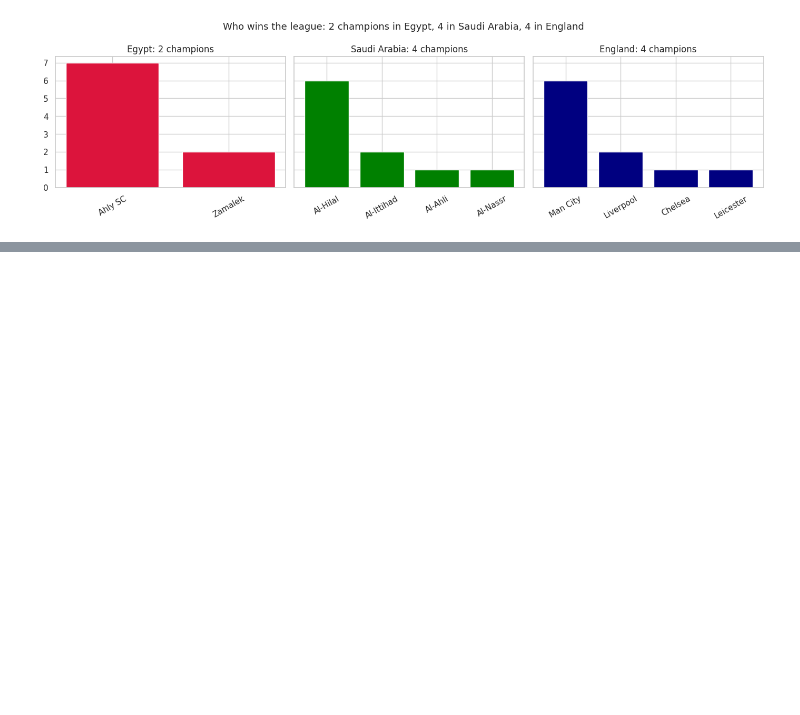
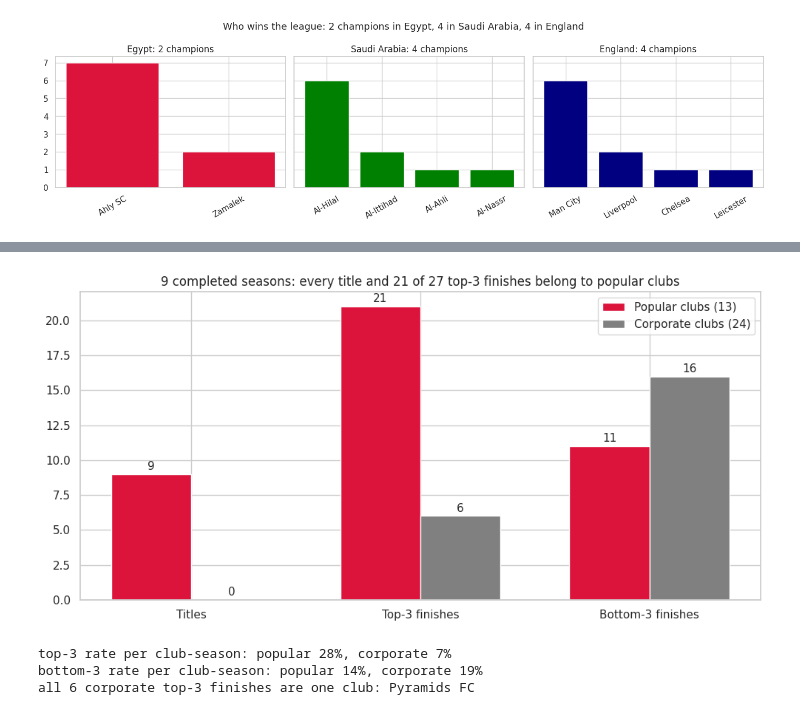
Before and after one commit to elteshelkbeer/egyptian-league-analysis, a Jupyter notebook: egyptian_premier_league_analysis.ipynb, the cells around one changed output, grey strips where cells are left out. Saved outputs shown, nothing was run; the diff lists cells and outputs as text; code cells hidden in the pictures; blank space fills up the shorter version.

```diff
--- a/egyptian_premier_league_analysis.ipynb
+++ b/egyptian_premier_league_analysis.ipynb
@@ -1128,0 +1138,52 @@ plt.show()
+# %%
+# The classification (13 popular clubs, 24 corporate/institutional, all 37 covered)
+popular = ['Ahly SC', 'Zamalek', 'Ismaily', 'El Masry', 'Ittihad Alex', 'El Mahalla',
+           'Baladiya', 'Tanta SC', 'Smouha', 'El Sharkia', 'Aswan SC', 'El Raja', 'El Makasa']
+corporate = ['Pyramids FC', 'Alassiouty SC', 'Future FC', 'Modern Future', 'Zed FC',
+             'Pharco FC', 'Cleopatra FC', 'Bank El Ahly', 'Eastern Company', 'Modern Sport',
+             'FC Masr', 'Nogoom FC', 'Wadi Degla', 'El Dakhlia', 'El Gouna', 'Talaea El Gaish',
+             'Entag El Harby', 'Harras Hodoud', 'El Shorta', 'Enppi SC', 'Petrojet',
+             'El Mokawloon', 'El Nasr', 'El Nasr Tadeen']
+assert len(popular) + len(corporate) == results['Home team'].nunique()
+
+# Titles, top-3 and bottom-3 finishes per group across the 9 completed seasons
+counts = {'Titles': {'popular': 0, 'corporate': 0},
+          'Top-3 finishes': {'popular': 0, 'corporate': 0},
+          'Bottom-3 finishes': {'popular': 0, 'corporate': 0}}
+for season in full_seasons:
+    table = build_league_table(results[results['Season'] == season])
+    for i, team in enumerate(table.index):
+        group = 'popular' if team in popular else 'corporate'
+        if i == 0:
+            counts['Titles'][group] += 1
+        if i < 3:
+            counts['Top-3 finishes'][group] += 1
+        if i >= len(table) - 3:
+            counts['Bottom-3 finishes'][group] += 1
+
+fig, ax = plt.subplots(figsize=(10, 5))
+import numpy as np
+x = np.arange(3); width = 0.35
+pop_vals = [counts[m]['popular'] for m in counts]
+corp_vals = [counts[m]['corporate'] for m in counts]
+ax.bar(x - width/2, pop_vals, width, label='Popular clubs (13)', color='crimson')
+ax.bar(x + width/2, corp_vals, width, label='Corporate clubs (24)', color='grey')
+ax.set_xticks(list(x)); ax.set_xticklabels(list(counts.keys()))
+ax.set_title('9 completed seasons: every title and 21 of 27 top-3 finishes belong to popular clubs')
+ax.legend()
+for xi, v in zip(x - width/2, pop_vals):
+    ax.text(xi, v + 0.3, str(v), ha='center')
+for xi, v in zip(x + width/2, corp_vals):
+    ax.text(xi, v + 0.3, str(v), ha='center')
+plt.tight_layout()
+plt.show()
+
+# Per club-season, to be fair: corporate clubs played more seasons (86 vs 76)
+print('top-3 rate per club-season: popular 28%, corporate 7%')
+print('bottom-3 rate per club-season: popular 14%, corporate 19%')
+print('all 6 corporate top-3 finishes are one club: Pyramids FC')
+# %% [output]
+[figure, added]
+top-3 rate per club-season: popular 28%, corporate 7%
+bottom-3 rate per club-season: popular 14%, corporate 19%
+all 6 corporate top-3 finishes are one club: Pyramids FC
```
Also changed, not shown: parts of 3 cells of this notebook, 1 other file.
